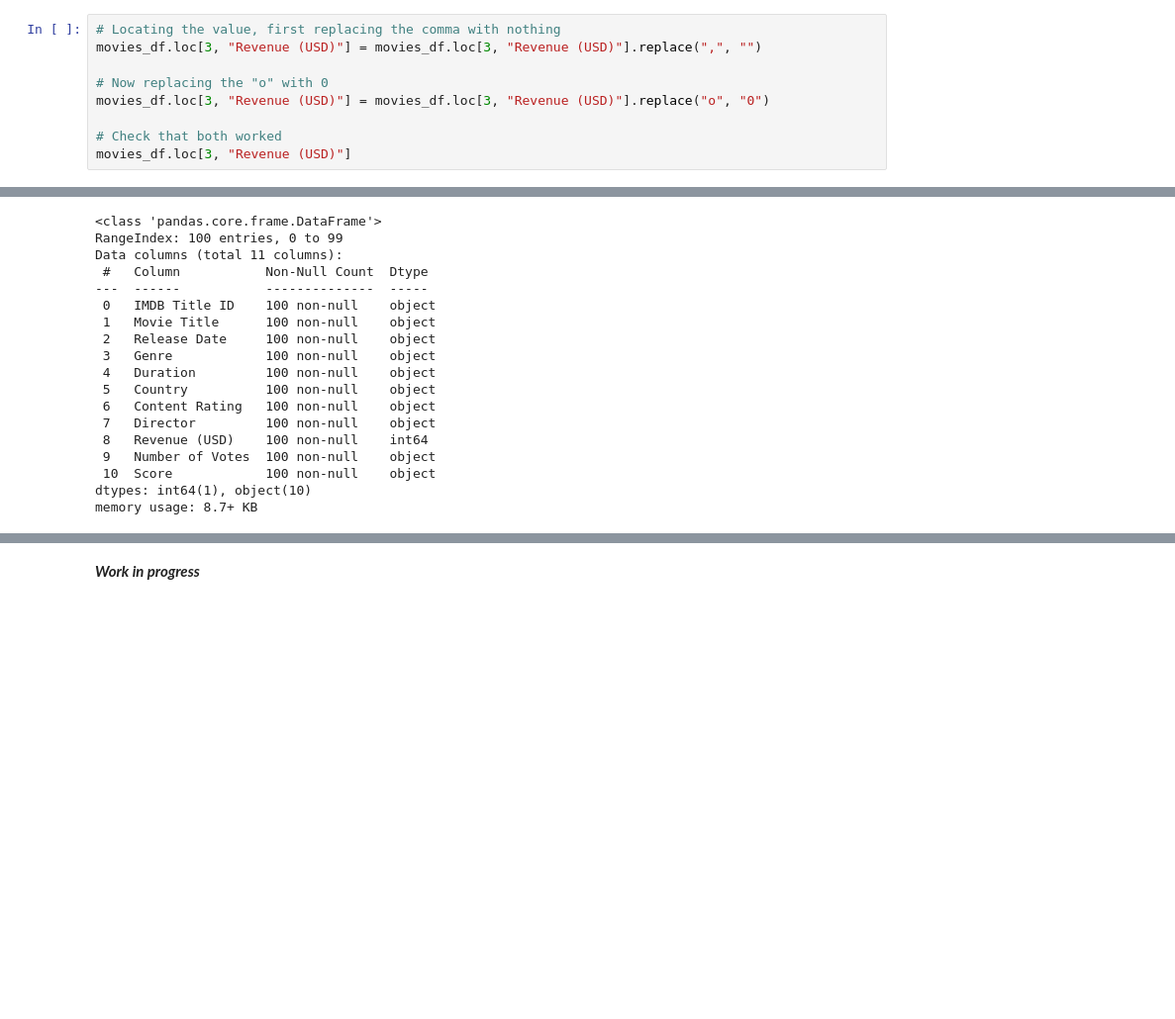
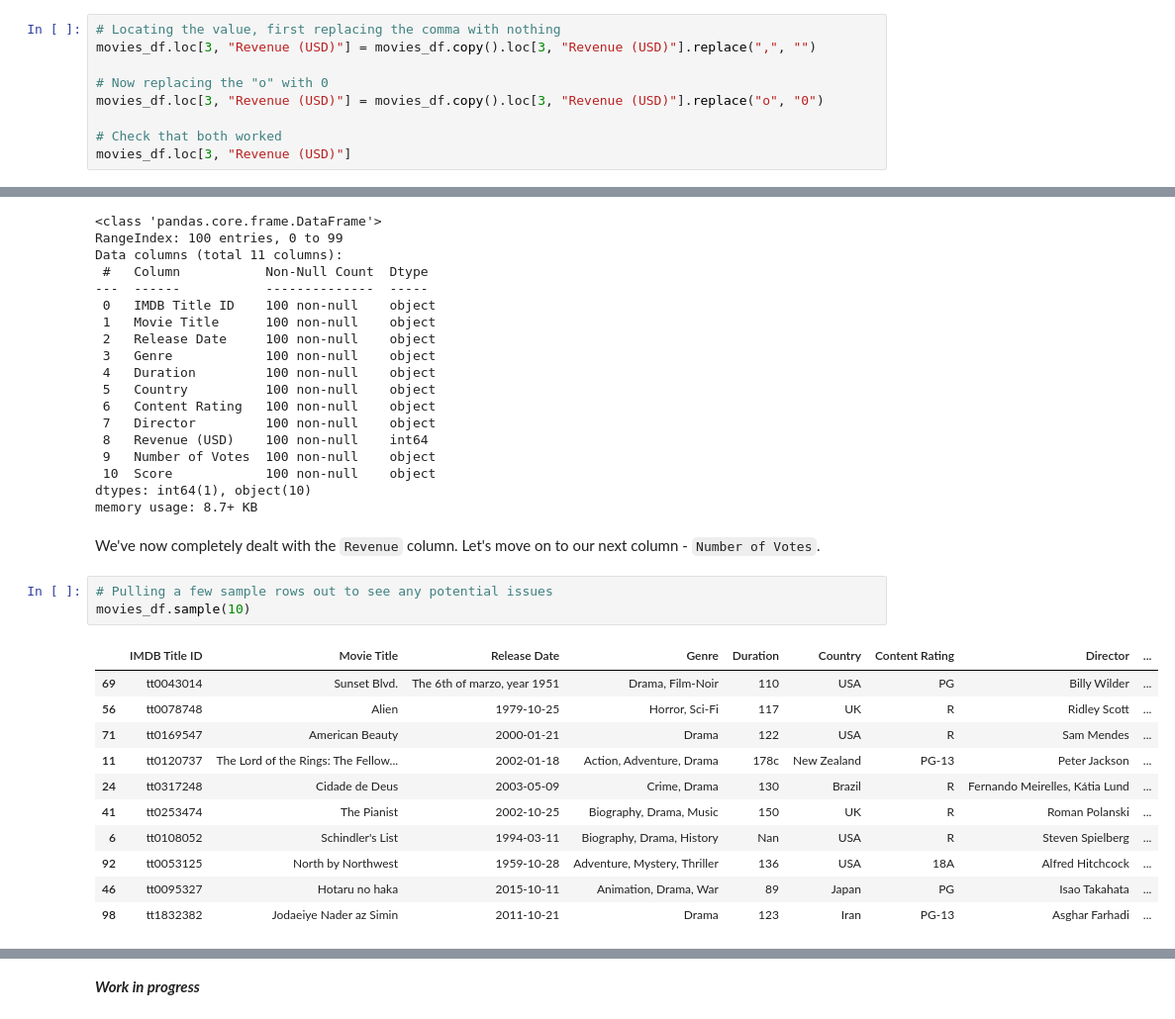
Before and after one commit to JorMir/imdb_data_cleaning, a Jupyter notebook: Dataset Cleaning.ipynb, the cells around one changed output, grey strips where cells are left out. Shown at 99% size. Cells and saved outputs as stored; diff of their text form; blank space fills up the shorter version.

Commit message:
Cleaning # of votes column, trying to find chain indexing issue

```diff
--- a/Dataset Cleaning.ipynb
+++ b/Dataset Cleaning.ipynb
@@ -611,10 +611,10 @@ movies_df.head(5)
 Now let's deal with the revenue figure in the index value 3 spot.
 # %%
 # Locating the value, first replacing the comma with nothing
-movies_df.loc[3, "Revenue (USD)"] = movies_df.loc[3, "Revenue (USD)"].replace(",", "")
+movies_df.loc[3, "Revenue (USD)"] = movies_df.copy().loc[3, "Revenue (USD)"].replace(",", "")
 
 # Now replacing the "o" with 0
-movies_df.loc[3, "Revenue (USD)"] = movies_df.loc[3, "Revenue (USD)"].replace("o", "0")
+movies_df.loc[3, "Revenue (USD)"] = movies_df.copy().loc[3, "Revenue (USD)"].replace("o", "0")
 
 # Check that both worked
 movies_df.loc[3, "Revenue (USD)"]
@@ -675,3 +683,20 @@ Data columns (total 11 columns):
  10  Score            100 non-null    object
 dtypes: int64(1), object(10)
 memory usage: 8.7+ KB
+# %% [markdown]
+We've now completely dealt with the `Revenue` column. Let's move on to our next column - `Number of Votes`.
+# %%
+# Pulling a few sample rows out to see any potential issues
+movies_df.sample(10)
+# %% [output]
+|  | IMDB Title ID | Movie Title | Release Date | Genre | Duration | Country | Content Rating | Director | ... |
+| 69 | tt0043014 | Sunset Blvd. | The 6th of marzo, year 1951 | Drama, Film-Noir | 110 | USA | PG | Billy Wilder | ... |
+| 56 | tt0078748 | Alien | 1979-10-25 | Horror, Sci-Fi | 117 | UK | R | Ridley Scott | ... |
+| 71 | tt0169547 | American Beauty | 2000-01-21 | Drama | 122 | USA | R | Sam Mendes | ... |
+| 11 | tt0120737 | The Lord of the Rings: The Fellow... | 2002-01-18 | Action, Adventure, Drama | 178c | New Zealand | PG-13 | Peter Jackson | ... |
+| 24 | tt0317248 | Cidade de Deus | 2003-05-09 | Crime, Drama | 130 | Brazil | R | Fernando Meirelles, Kátia Lund | ... |
+| 41 | tt0253474 | The Pianist | 2002-10-25 | Biography, Drama, Music | 150 | UK | R | Roman Polanski | ... |
+| 6 | tt0108052 | Schindler's List | 1994-03-11 | Biography, Drama, History | Nan | USA | R | Steven Spielberg | ... |
+| 92 | tt0053125 | North by Northwest | 1959-10-28 | Adventure, Mystery, Thriller | 136 | USA | 18A | Alfred Hitchcock | ... |
+| 46 | tt0095327 | Hotaru no haka | 2015-10-11 | Animation, Drama, War | 89 | Japan | PG | Isao Takahata | ... |
+| 98 | tt1832382 | Jodaeiye Nader az Simin | 2011-10-21 | Drama | 123 | Iran | PG-13 | Asghar Farhadi | ... |
```
Also changed, not shown: parts of 10 cells of this notebook.
